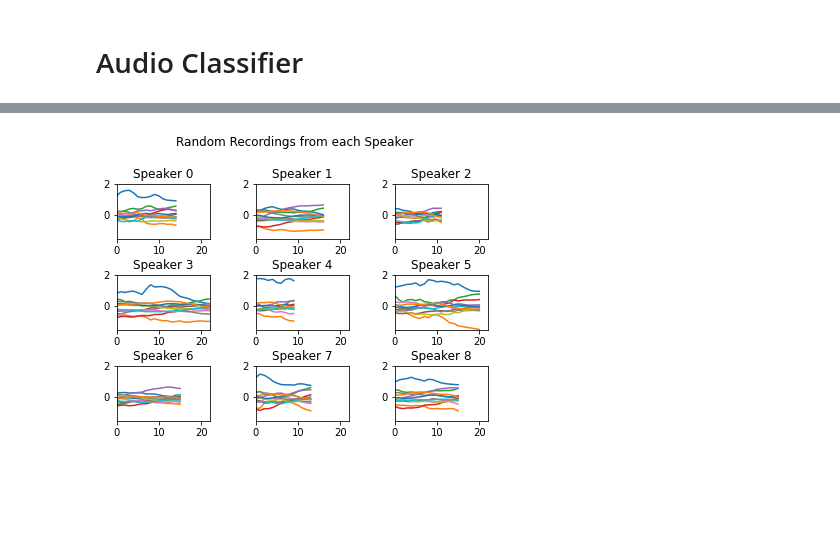
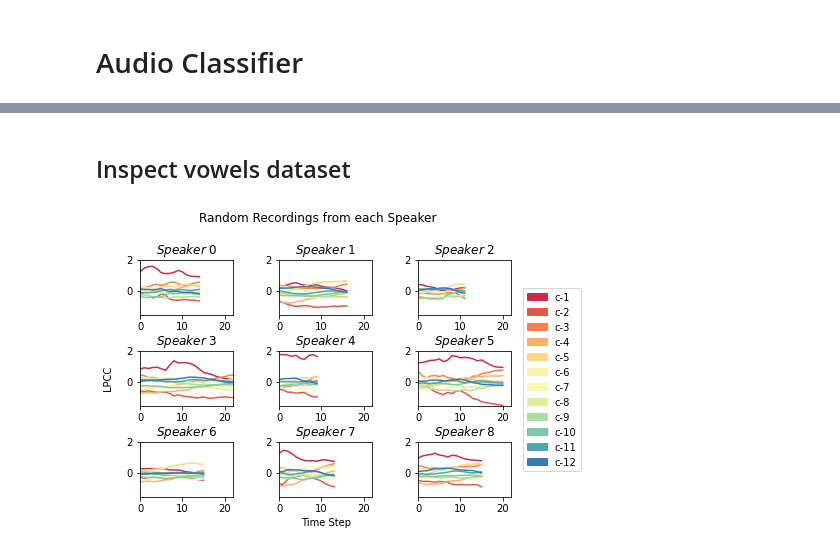
Before and after one commit to NikolaiHerrmann/audio-classifier, a Jupyter notebook: classifier.ipynb, the cells around one changed output, grey strips where cells are left out. Drawn from its saved outputs; the diff is of its cells as text; code cells hidden in the pictures; blank space fills up the shorter version.

Commit message:
added some basic graphs

```diff
--- a/classifier.ipynb
+++ b/classifier.ipynb
@@ -13,6 +25,6 @@ seed()
 # %%
-data_train = np.loadtxt("ae.train")
-data_test = np.loadtxt("ae.test")
+data_train_vowels = np.loadtxt("ae.train")
+data_test_vowels = np.loadtxt("ae.test")
 # %%
 def get_labels(data, block_lens):
     """
@@ -49,33 +61,48 @@ def get_labels(data, block_lens):
 train_block_lens = [30] * 9
 test_block_lens = [31, 35, 88, 44, 29, 24, 40, 50, 29]
 
-X_train, y_train = get_labels(data_train, train_block_lens)
-X_test, y_test = get_labels(data_test, test_block_lens)
+X_train_vowels, y_train_vowels = get_labels(data_train_vowels, train_block_lens)
+X_test_vowels, y_test_vowels = get_labels(data_test_vowels, test_block_lens)
+# %% [markdown]
+## Inspect vowels dataset
 # %%
+COLORS = sns.color_palette("Spectral",n_colors=12)
+
 def plot_recording(ax, rec_data, title=None):
-    [ax.plot(x) for x in rec_data]
+    [ax.plot(x, color=COLORS[i]) for i, x in enumerate(rec_data)]
     ax.set_xlim(0, 22)
     ax.set_ylim(-1.5, 2)
     if title:
-        ax.title.set_text(title)
+        ax.title.set_text("$\it{" + title + "}$")
+# %%
+def add_axis_labels(fig):
+    fig.add_subplot(111, frameon=False)
+    plt.tick_params(labelcolor='none', top=False, bottom=False, left=False, right=False)
+    plt.xlabel("Time Step")
+    plt.ylabel("LPCC")
 # %%
 fig, ax = plt.subplots(nrows=3, ncols=3)
 fig.tight_layout(pad=1.5)
+
 
 max_range = 30
 min_range = 0
 count = 0
 
 for row in ax:
     for col in row:
         random_point = np.random.randint(min_range, max_range)
         min_range += 30
         max_range += 30
-        plot_recording(col, X_train[random_point].T, title="Speaker " + str(count))
+        plot_recording(col, X_train_vowels[random_point].T, title="Speaker \;" + str(count))
         count += 1
 
 seed()
+add_axis_labels(fig)
 fig.suptitle("Random Recordings from each Speaker", y=1.1)
+patches = [mpatches.Patch(color=c, label="c-" + str(i + 1)) for i, c in enumerate(COLORS)]
+plt.legend(handles=patches, bbox_to_anchor=(1.2, 0.9))
+save_plot("rand_speakers")
 plt.show()
 # %% [output]
-[figure, old version]
+[figure, new version]
```
Also changed, not shown: parts of 6 cells of this notebook, 1 other file.
